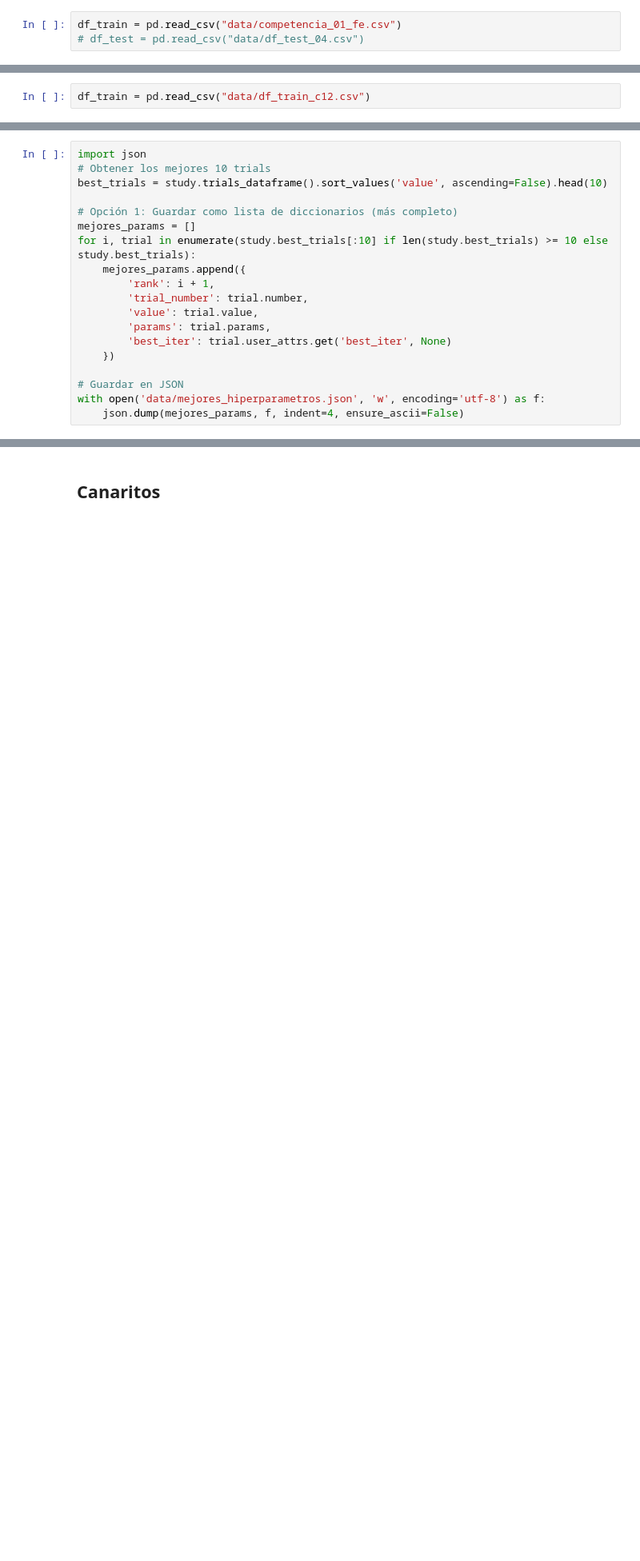
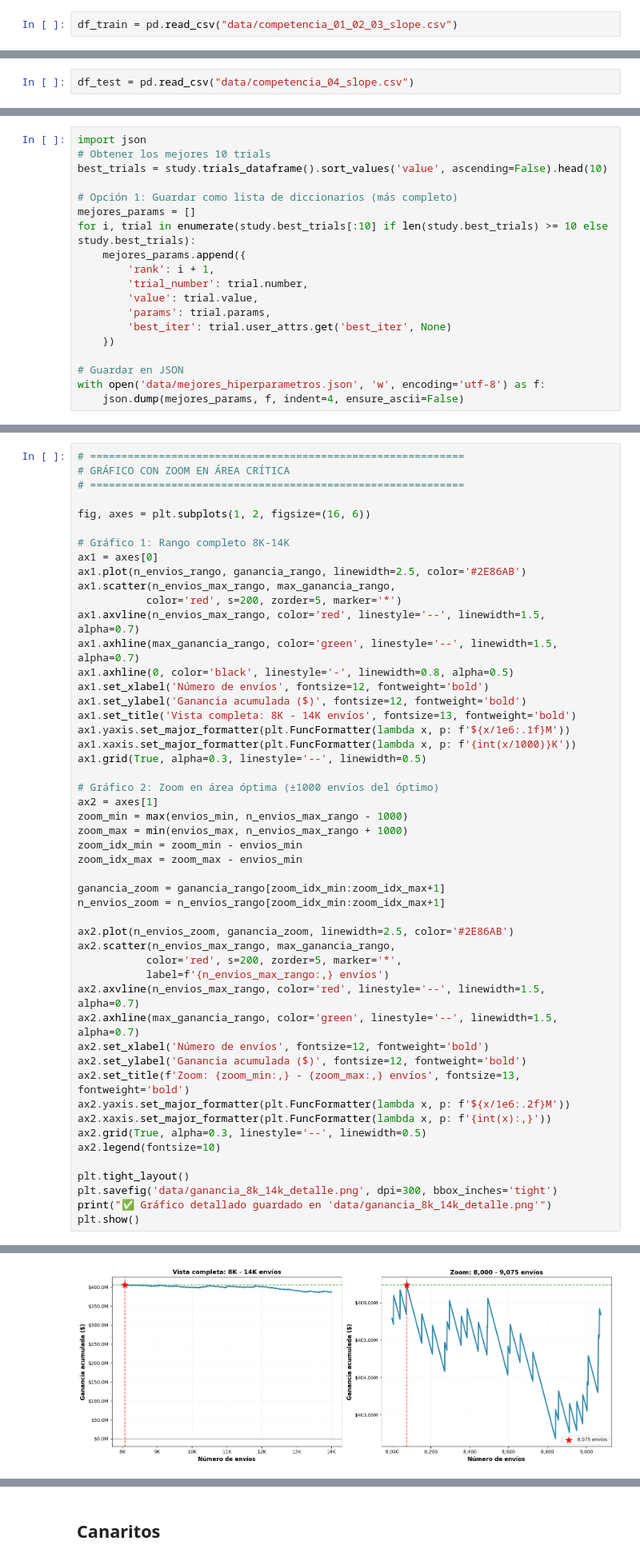
Before and after one commit to florafirpo/DMEyF, a Jupyter notebook: Experimentos 2.ipynb, the cells around one changed output, grey strips where cells are left out. Shown at 80% size. Cells and saved outputs as stored; diff of their text form; blank space fills up the shorter version.

```diff
--- a/Experimentos 2.ipynb
+++ b/Experimentos 2.ipynb
@@ -35,5 +35,4 @@ costo_estimulo = 20000
 #df_train.write_csv("data/df_train_01_02_03.csv")
 #df_test.write_csv("data/df_test_04.csv")
 # %%
-df_train = pd.read_csv("data/competencia_01_fe.csv")
-# df_test = pd.read_csv("data/df_test_04.csv")
+df_train = pd.read_csv("data/competencia_01_02_03_slope.csv")
@@ -42,5 +39,5 @@ MemoryError: Unable to allocate 5.61 GiB for an array with shape (770, 978439) a
-# %%
-df_train = pd.read_csv("data/df_train_c12.csv")
+# %%
+df_test = pd.read_csv("data/competencia_04_slope.csv")
 # %%
 df_train.shape
 # %% [output]
@@ -472,0 +627,51 @@ Liberando df_train de memoria...
+# %%
+# ============================================================
+# GRÁFICO CON ZOOM EN ÁREA CRÍTICA
+# ============================================================
+
+fig, axes = plt.subplots(1, 2, figsize=(16, 6))
+
+# Gráfico 1: Rango completo 8K-14K
+ax1 = axes[0]
+ax1.plot(n_envios_rango, ganancia_rango, linewidth=2.5, color='#2E86AB')
+ax1.scatter(n_envios_max_rango, max_ganancia_rango,
+           color='red', s=200, zorder=5, marker='*')
+ax1.axvline(n_envios_max_rango, color='red', linestyle='--', linewidth=1.5, alpha=0.7)
+ax1.axhline(max_ganancia_rango, color='green', linestyle='--', linewidth=1.5, alpha=0.7)
+ax1.axhline(0, color='black', linestyle='-', linewidth=0.8, alpha=0.5)
+ax1.set_xlabel('Número de envíos', fontsize=12, fontweight='bold')
+ax1.set_ylabel('Ganancia acumulada ($)', fontsize=12, fontweight='bold')
+ax1.set_title('Vista completa: 8K - 14K envíos', fontsize=13, fontweight='bold')
+ax1.yaxis.set_major_formatter(plt.FuncFormatter(lambda x, p: f'${x/1e6:.1f}M'))
+ax1.xaxis.set_major_formatter(plt.FuncFormatter(lambda x, p: f'{int(x/1000)}K'))
+ax1.grid(True, alpha=0.3, linestyle='--', linewidth=0.5)
+
+# Gráfico 2: Zoom en área óptima (±1000 envíos del óptimo)
+ax2 = axes[1]
+zoom_min = max(envios_min, n_envios_max_rango - 1000)
+zoom_max = min(envios_max, n_envios_max_rango + 1000)
+zoom_idx_min = zoom_min - envios_min
+zoom_idx_max = zoom_max - envios_min
+
+ganancia_zoom = ganancia_rango[zoom_idx_min:zoom_idx_max+1]
+n_envios_zoom = n_envios_rango[zoom_idx_min:zoom_idx_max+1]
+
+ax2.plot(n_envios_zoom, ganancia_zoom, linewidth=2.5, color='#2E86AB')
+ax2.scatter(n_envios_max_rango, max_ganancia_rango,
+           color='red', s=200, zorder=5, marker='*',
+           label=f'{n_envios_max_rango:,} envíos')
+ax2.axvline(n_envios_max_rango, color='red', linestyle='--', linewidth=1.5, alpha=0.7)
+ax2.axhline(max_ganancia_rango, color='green', linestyle='--', linewidth=1.5, alpha=0.7)
+ax2.set_xlabel('Número de envíos', fontsize=12, fontweight='bold')
+ax2.set_ylabel('Ganancia acumulada ($)', fontsize=12, fontweight='bold')
+ax2.set_title(f'Zoom: {zoom_min:,} - {zoom_max:,} envíos', fontsize=13, fontweight='bold')
+ax2.yaxis.set_major_formatter(plt.FuncFormatter(lambda x, p: f'${x/1e6:.2f}M'))
+ax2.xaxis.set_major_formatter(plt.FuncFormatter(lambda x, p: f'{int(x):,}'))
+ax2.grid(True, alpha=0.3, linestyle='--', linewidth=0.5)
+ax2.legend(fontsize=10)
+
+plt.tight_layout()
+plt.savefig('data/ganancia_8k_14k_detalle.png', dpi=300, bbox_inches='tight')
+print("✅ Gráfico detallado guardado en 'data/ganancia_8k_14k_detalle.png'")
+plt.show()
+# %% [output]
@@ -473,3 +679,4 @@ Liberando df_train de memoria...
+[figure, added]
 # %%
 #lista de feature importances y porcentajes
 
```
Also changed, not shown: parts of 15 cells of this notebook, 3 other files.
